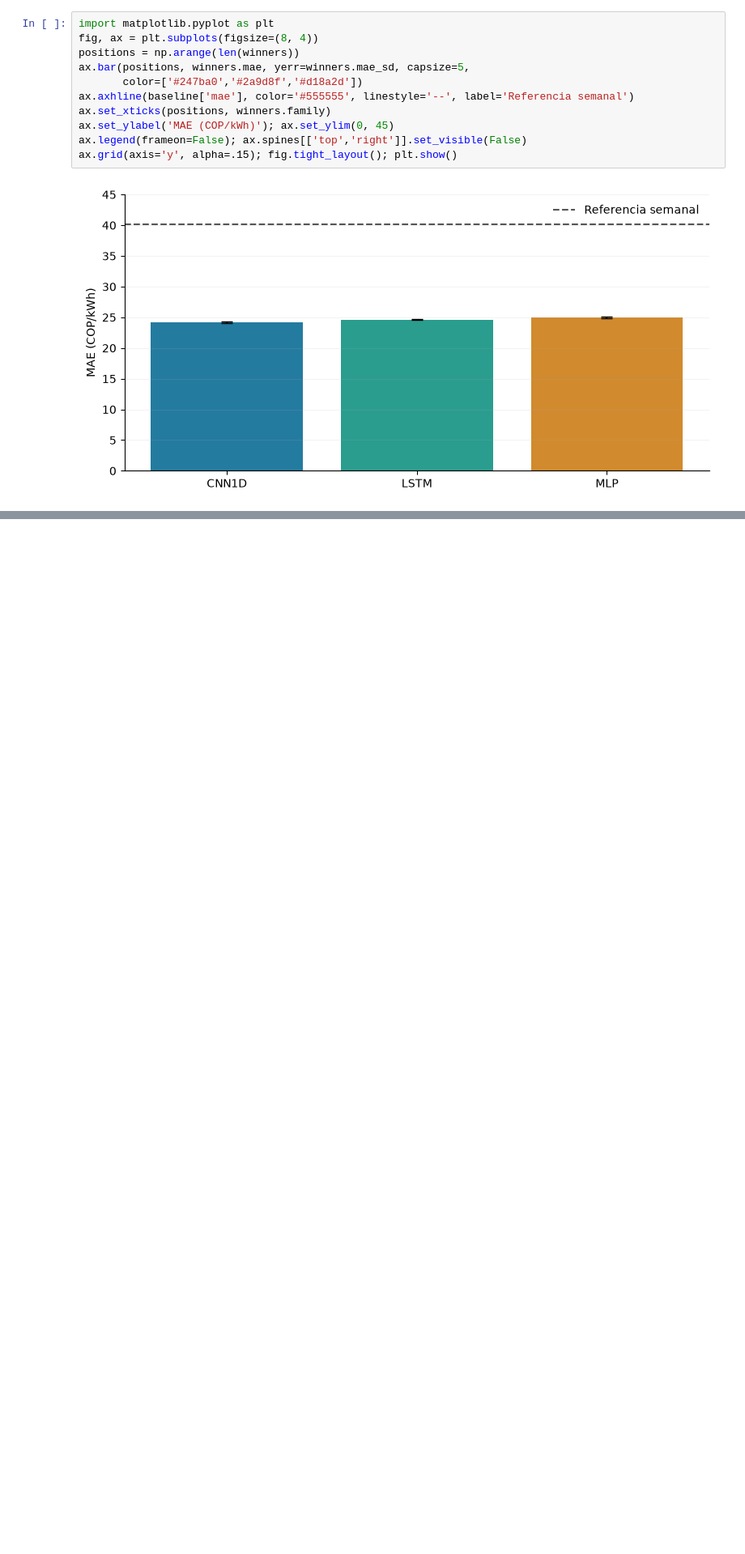
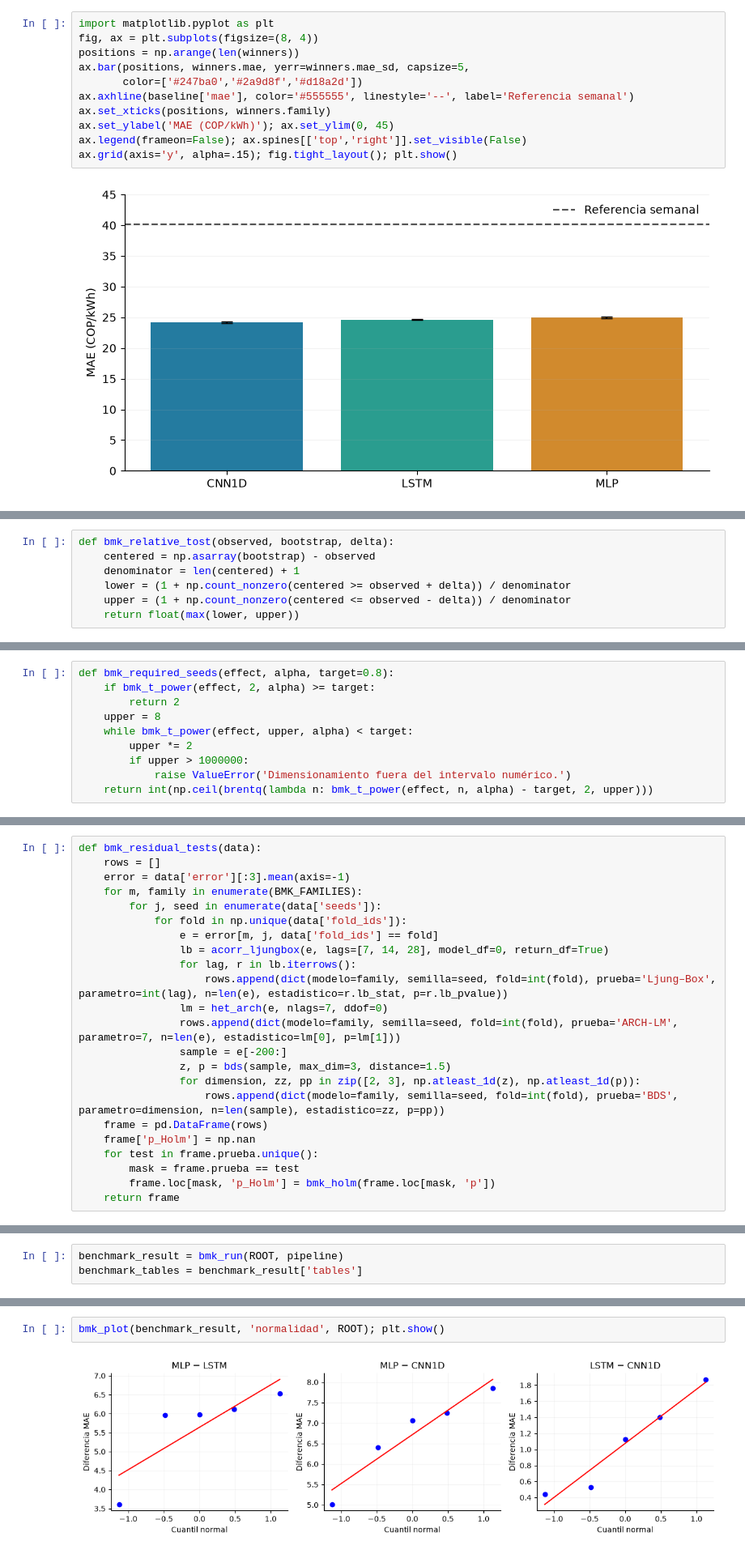
Before and after one commit to Fabian-11037/Time-Series-Project, a Jupyter notebook: docs/_sources/10_modelos.ipynb, the cells around one changed output, grey strips where cells are left out. Shown at 81% size. Saved outputs shown, nothing was run; the diff lists cells and outputs as text; blank space fills up the shorter version.

```diff
--- a/docs/_sources/10_modelos.ipynb
+++ b/docs/_sources/10_modelos.ipynb
@@ -956,0 +1056,7 @@ PyTorch 2.9.1+rocm6.4, Python 3.12.3 y AMD Radeon RX 6700 XT de 12 GB constituye
+# %%
+def bmk_relative_tost(observed, bootstrap, delta):
+    centered = np.asarray(bootstrap) - observed
+    denominator = len(centered) + 1
+    lower = (1 + np.count_nonzero(centered >= observed + delta)) / denominator
+    upper = (1 + np.count_nonzero(centered <= observed - delta)) / denominator
+    return float(max(lower, upper))
@@ -956,0 +1077,10 @@ PyTorch 2.9.1+rocm6.4, Python 3.12.3 y AMD Radeon RX 6700 XT de 12 GB constituye
+# %%
+def bmk_required_seeds(effect, alpha, target=0.8):
+    if bmk_t_power(effect, 2, alpha) >= target:
+        return 2
+    upper = 8
+    while bmk_t_power(effect, upper, alpha) < target:
+        upper *= 2
+        if upper > 1000000:
+            raise ValueError('Dimensionamiento fuera del intervalo numérico.')
+    return int(np.ceil(brentq(lambda n: bmk_t_power(effect, n, alpha) - target, 2, upper)))
@@ -956,0 +1178,23 @@ PyTorch 2.9.1+rocm6.4, Python 3.12.3 y AMD Radeon RX 6700 XT de 12 GB constituye
+# %%
+def bmk_residual_tests(data):
+    rows = []
+    error = data['error'][:3].mean(axis=-1)
+    for m, family in enumerate(BMK_FAMILIES):
+        for j, seed in enumerate(data['seeds']):
+            for fold in np.unique(data['fold_ids']):
+                e = error[m, j, data['fold_ids'] == fold]
+                lb = acorr_ljungbox(e, lags=[7, 14, 28], model_df=0, return_df=True)
+                for lag, r in lb.iterrows():
+                    rows.append(dict(modelo=family, semilla=seed, fold=int(fold), prueba='Ljung–Box', parametro=int(lag), n=len(e), estadistico=r.lb_stat, p=r.lb_pvalue))
+                lm = het_arch(e, nlags=7, ddof=0)
+                rows.append(dict(modelo=family, semilla=seed, fold=int(fold), prueba='ARCH-LM', parametro=7, n=len(e), estadistico=lm[0], p=lm[1]))
+                sample = e[-200:]
+                z, p = bds(sample, max_dim=3, distance=1.5)
+                for dimension, zz, pp in zip([2, 3], np.atleast_1d(z), np.atleast_1d(p)):
+                    rows.append(dict(modelo=family, semilla=seed, fold=int(fold), prueba='BDS', parametro=dimension, n=len(sample), estadistico=zz, p=pp))
+    frame = pd.DataFrame(rows)
+    frame['p_Holm'] = np.nan
+    for test in frame.prueba.unique():
+        mask = frame.prueba == test
+        frame.loc[mask, 'p_Holm'] = bmk_holm(frame.loc[mask, 'p'])
+    return frame
@@ -956,0 +1442,3 @@ PyTorch 2.9.1+rocm6.4, Python 3.12.3 y AMD Radeon RX 6700 XT de 12 GB constituye
+# %%
+benchmark_result = bmk_run(ROOT, pipeline)
+benchmark_tables = benchmark_result['tables']
@@ -956,0 +1469,4 @@ PyTorch 2.9.1+rocm6.4, Python 3.12.3 y AMD Radeon RX 6700 XT de 12 GB constituye
+# %%
+bmk_plot(benchmark_result, 'normalidad', ROOT); plt.show()
+# %% [output]
+[figure, added]
```
Also changed, not shown: parts of 124 cells of this notebook, 37 other files.
